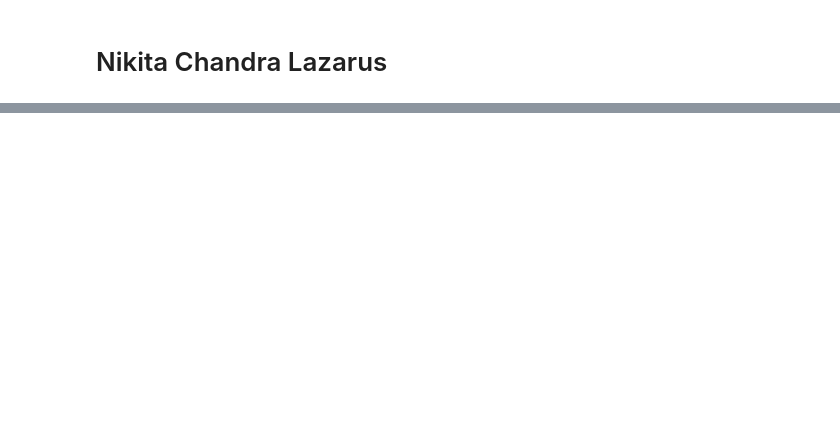
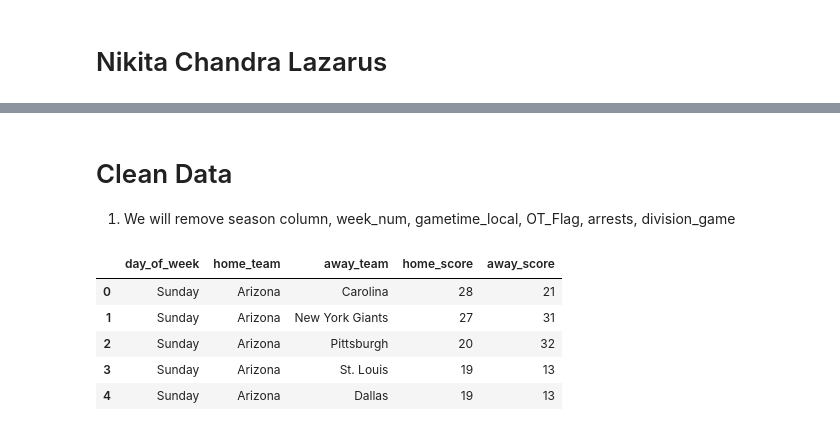
Before and after one commit to ubco-W2022T1-cosc301/project-group03, a Jupyter notebook: notebooks/analysis2.ipynb, the cells around one changed output, grey strips where cells are left out. Drawn from its saved outputs; the diff is of its cells as text; code cells hidden in the pictures; blank space fills up the shorter version.

```diff
--- a/notebooks/analysis2.ipynb
+++ b/notebooks/analysis2.ipynb
@@ -31,0 +77,13 @@ import pandas as pd
+# %% [markdown]
+# Clean Data
+1. We will remove season column, week_num, gametime_local, OT_Flag, arrests, division_game
+# %%
+df = df.drop(columns=['season', 'week_num', 'gametime_local', 'OT_flag', 'arrests', 'division_game'])
+df.head(n=5)
+# %% [output]
+|  | day_of_week | home_team | away_team | home_score | away_score |
+| 0 | Sunday | Arizona | Carolina | 28 | 21 |
+| 1 | Sunday | Arizona | New York Giants | 27 | 31 |
+| 2 | Sunday | Arizona | Pittsburgh | 20 | 32 |
+| 3 | Sunday | Arizona | St. Louis | 19 | 13 |
+| 4 | Sunday | Arizona | Dallas | 19 | 13 |
```
Also changed, not shown: parts of 46 cells of this notebook.
